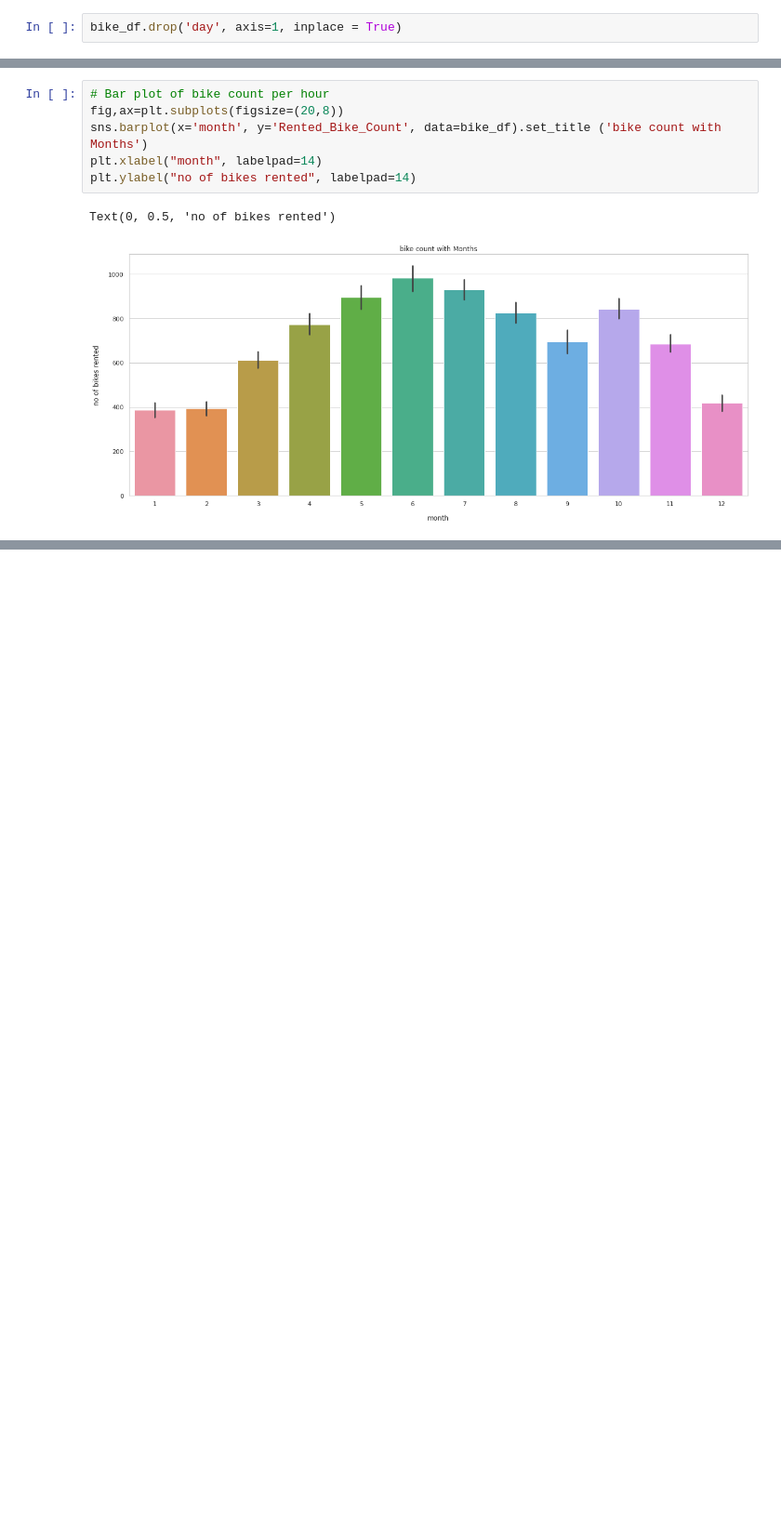
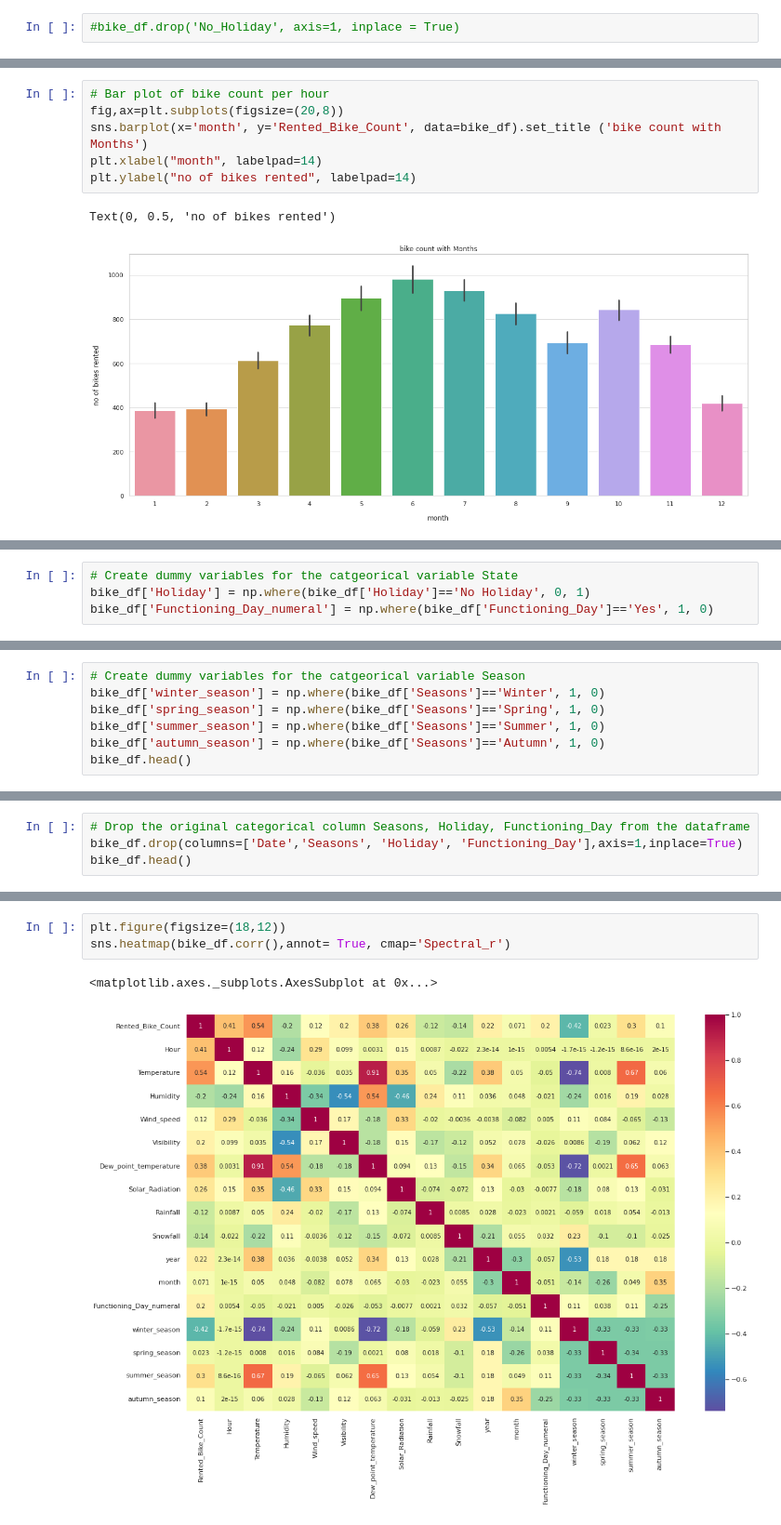
Before and after one commit to Gaurav-Bindal/Bike-Sharing-Demand-Prediction, a Jupyter notebook: Bike_Sharing_Demand_Prediction_Capstone_Project_1_Gaurav.ipynb, the cells around one changed output, grey strips where cells are left out. Shown: that part at 93% size. Cells and saved outputs as stored; diff of their text form; blank space fills up the shorter version.

```diff
--- a/Bike_Sharing_Demand_Prediction_Capstone_Project_1_Gaurav.ipynb
+++ b/Bike_Sharing_Demand_Prediction_Capstone_Project_1_Gaurav.ipynb
@@ -208,7 +208,7 @@ plt.ylabel("no of bikes rented", labelpad=14)
 Text(0, 0.5, 'no of bikes rented')
 [figure]
 # %%
-bike_df.drop('day', axis=1, inplace = True)
+#bike_df.drop('No_Holiday', axis=1, inplace = True)
 # %%
 # Extracting
 bike_df['year'] = pd.DatetimeIndex(bike_df['Date']).year
@@ -232,0 +258,4 @@ Text(0, 0.5, 'no of bikes rented')
+# %%
+# Create dummy variables for the catgeorical variable State
+bike_df['Holiday'] = np.where(bike_df['Holiday']=='No Holiday', 0, 1)
+bike_df['Functioning_Day_numeral'] = np.where(bike_df['Functioning_Day']=='Yes', 1, 0)
@@ -232,0 +271,7 @@ Text(0, 0.5, 'no of bikes rented')
+# %%
+# Create dummy variables for the catgeorical variable Season
+bike_df['winter_season'] = np.where(bike_df['Seasons']=='Winter', 1, 0)
+bike_df['spring_season'] = np.where(bike_df['Seasons']=='Spring', 1, 0)
+bike_df['summer_season'] = np.where(bike_df['Seasons']=='Summer', 1, 0)
+bike_df['autumn_season'] = np.where(bike_df['Seasons']=='Autumn', 1, 0)
+bike_df.head()
@@ -232,0 +286,4 @@ Text(0, 0.5, 'no of bikes rented')
+# %%
+# Drop the original categorical column Seasons, Holiday, Functioning_Day from the dataframe
+bike_df.drop(columns=['Date','Seasons', 'Holiday', 'Functioning_Day'],axis=1,inplace=True)
+bike_df.head()
@@ -232,0 +320,6 @@ Text(0, 0.5, 'no of bikes rented')
+# %%
+plt.figure(figsize=(18,12))
+sns.heatmap(bike_df.corr(),annot= True, cmap='Spectral_r')
+# %% [output]
+<matplotlib.axes._subplots.AxesSubplot at 0x...>
+[figure, added]
```
Also changed, not shown: parts of 12 cells of this notebook.
